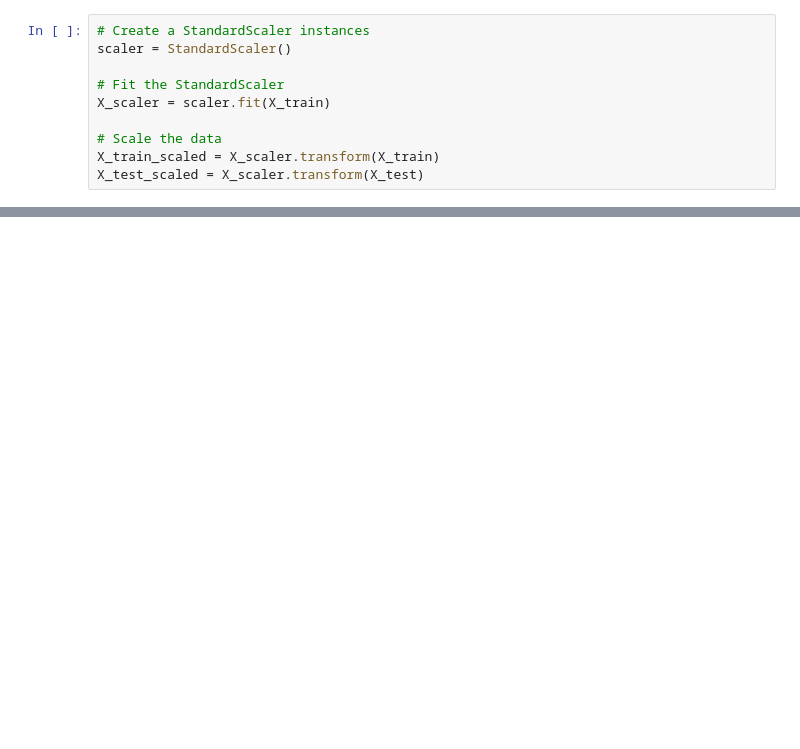
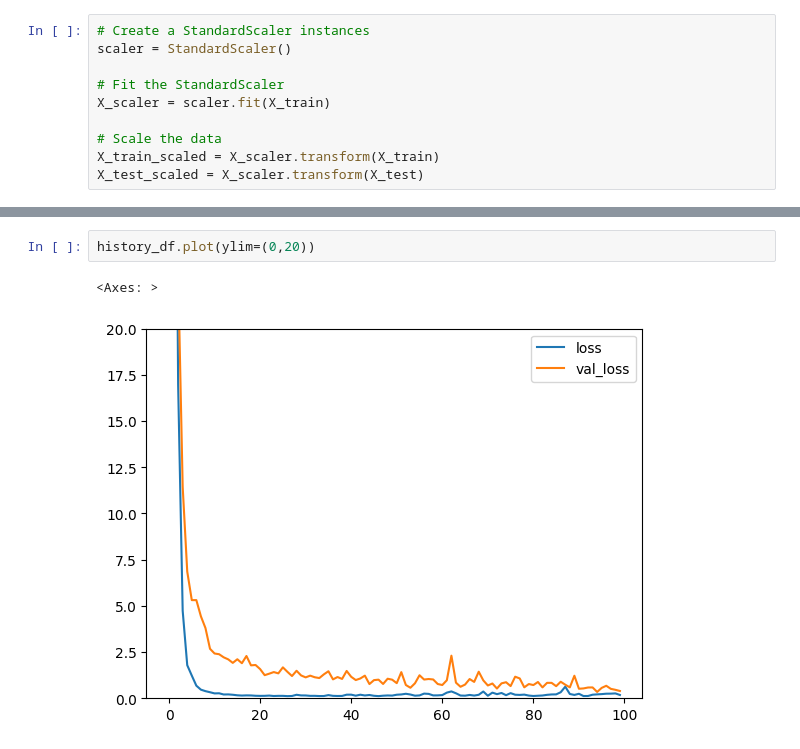
Before and after one commit to lukejjacobs/PJM-Energy-Consumption--Stock-Data, a Jupyter notebook: Stock_AI_Predictions.ipynb, the cells around one changed output, grey strips where cells are left out. Saved outputs shown, nothing was run; the diff lists cells and outputs as text; blank space fills up the shorter version.

```diff
--- a/Stock_AI_Predictions.ipynb
+++ b/Stock_AI_Predictions.ipynb
@@ -192,0 +227,5 @@ optimizer = keras.optimizers.SGD(learning_rate=lr_schedule)
+# %%
+history_df.plot(ylim=(0,20))
+# %% [output]
+<Axes: >
+[figure, added]
```
Also changed, not shown: parts of 15 cells of this notebook.
